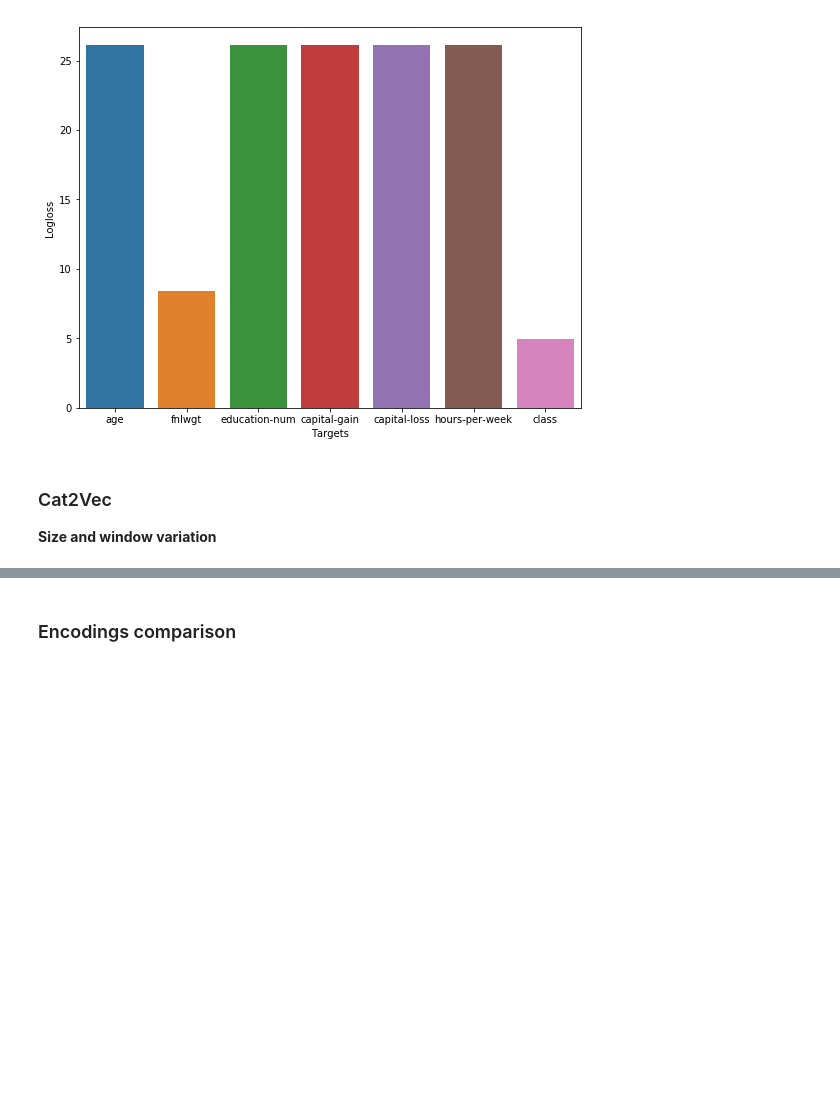
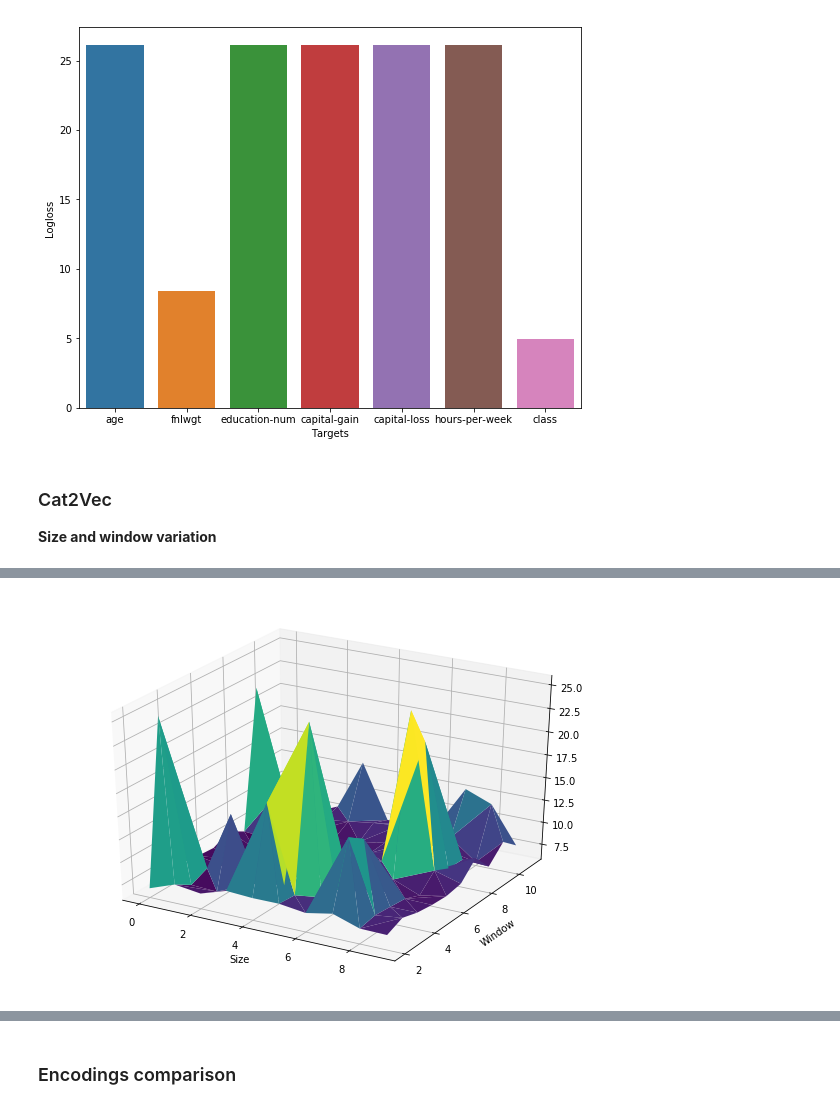
Before and after one commit to Didayolo/medi-chal, a Jupyter notebook: notebooks/encodings/encoding_benchmark.ipynb, the cells around one changed output, grey strips where cells are left out. Cells and saved outputs as stored; diff of their text form; code cells hidden in the pictures; blank space fills up the shorter version.

```diff
--- a/notebooks/encodings/encoding_benchmark.ipynb
+++ b/notebooks/encodings/encoding_benchmark.ipynb
@@ -287,0 +268,33 @@ plt.show()
+# %%
+# 3D PLOT
+
+df = pd.DataFrame({'X': szs, 'Y': wds, 'Z': y})
+
+# Transform the old column name in something numeric
+df['X']=pd.Categorical(df['X'])
+df['X']=df['X'].cat.codes
+
+# Make the plot
+fig = plt.figure()
+fig.set_size_inches(10, 7)
+ax = fig.gca(projection='3d')
+ax.plot_trisurf(df['X'], df['Y'], df['Z'], cmap=plt.cm.viridis, linewidth=0.2)
+plt.xlabel('Size')
+plt.ylabel('Window')
+plt.show()
+
+# to Add a color bar which maps values to colors.
+surf=ax.plot_trisurf(df['X'], df['Y'], df['Z'], cmap=plt.cm.viridis, linewidth=0.2)
+fig.colorbar( surf, shrink=0.5, aspect=5)
+plt.show()
+
+# Rotate it
+ax.view_init(30, 45)
+plt.show()
+
+# Other palette
+ax.plot_trisurf(df['X'], df['Y'], df['Z'], cmap=plt.cm.jet, linewidth=0.01)
+
+plt.show()
+# %% [output]
+[figure, added]
```
Also changed, not shown: parts of 6 cells of this notebook, 2 other files.
